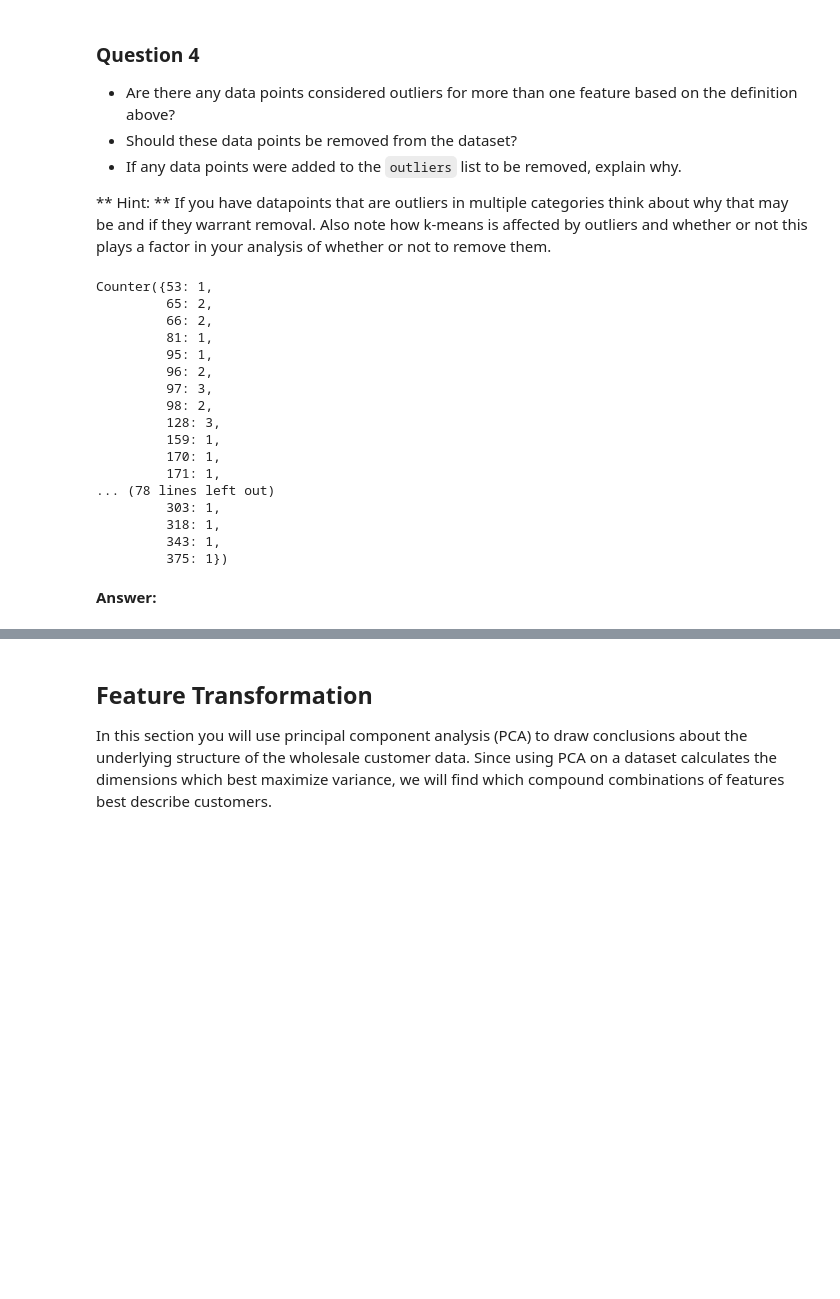
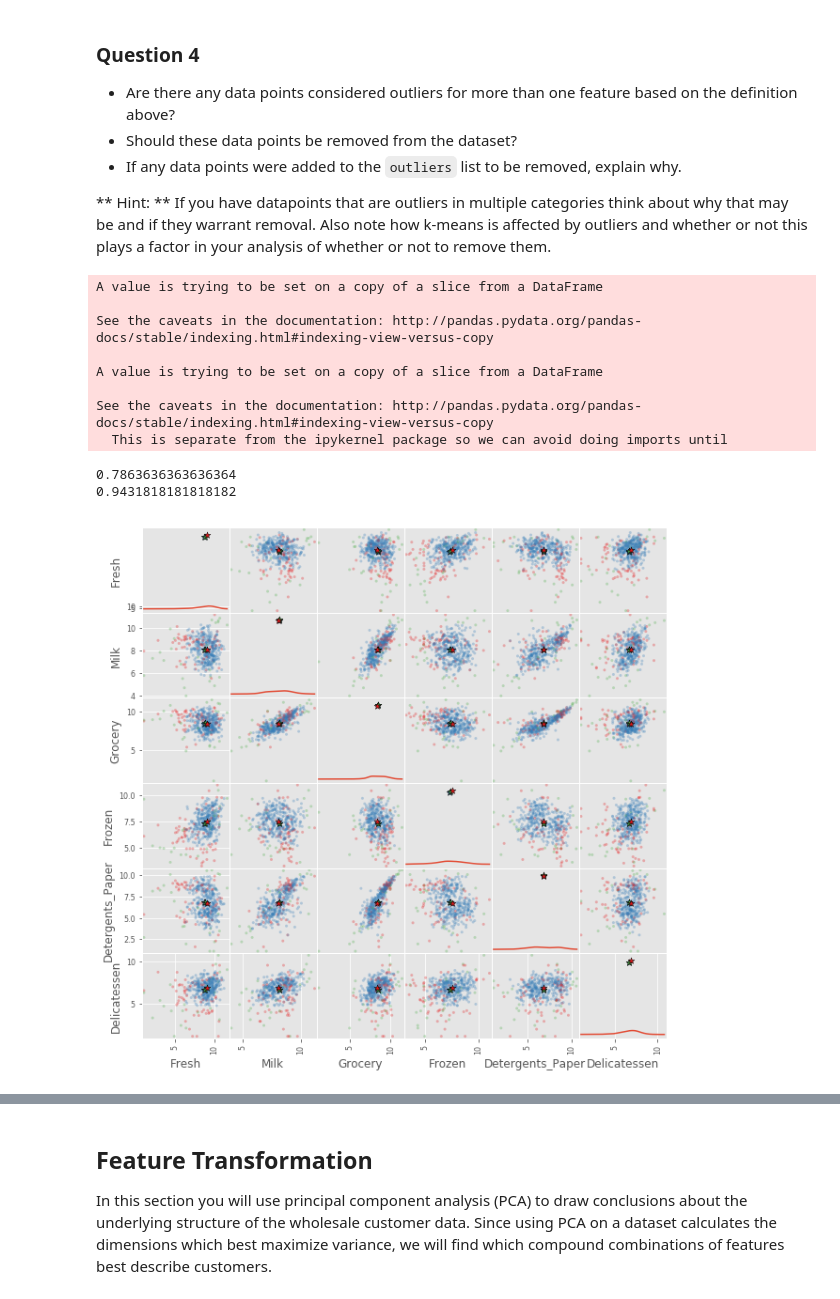
Before and after one commit to corasantos/Udacity-ML-Engineer-Nanodegree, a Jupyter notebook: Unsupervised Learning - Customer Segments/customer_segments.ipynb, the cells around one changed output, grey strips where cells are left out. Saved outputs shown, nothing was run; the diff lists cells and outputs as text; code cells hidden in the pictures; blank space fills up the shorter version.

```diff
--- a/Unsupervised Learning - Customer Segments/customer_segments.ipynb
+++ b/Unsupervised Learning - Customer Segments/customer_segments.ipynb
@@ -418,25 +419,45 @@ good_data = log_data.drop(log_data.index[outliers]).reset_index(drop = True)
 * If any data points were added to the `outliers` list to be removed, explain why.
 
 ** Hint: ** If you have datapoints that are outliers in multiple categories think about why that may be and if they warrant removal. Also note how k-means is affected by outliers and whether or not this plays a factor in your analysis of whether or not to remove them.
-# %%
-Counter(outliers_turkey)
-# %% [output]
-Counter({53: 1,
-         65: 2,
-         66: 2,
-         81: 1,
-         95: 1,
-         96: 2,
-         97: 3,
-         98: 2,
-         128: 3,
-         159: 1,
-         170: 1,
-         171: 1,
-... (78 lines left out)
-         303: 1,
-         318: 1,
-         343: 1,
-         375: 1})
-# %% [markdown]
-**Answer:**
+# %%
+log_data['colors'] = '#377eb8'
+log_data['colors'][outliers_turkey] = '#e41a1c'
+log_data['colors'][outliers] = '#4eae4b'
+
+sm = scatter_matrix(log_data[log_data.columns[0:-1]], alpha = 0.3, figsize = (10,10), diagonal = 'kde', color=log_data['colors'].tolist())
+del log_data['colors']
+
+for i, ax in enumerate(sm.flatten()):
+    ax.scatter(log_data[ax.get_xlabel()].mean(),
+               log_data[ax.get_ylabel()].mean(),
+              marker='*',
+              s=50,
+              c='#377eb8',
+              edgecolors='k')
+    ax.scatter(log_data[ax.get_xlabel()][[x for x in log_data.index if x not in outliers]].mean(),
+               log_data[ax.get_ylabel()][[x for x in log_data.index if x not in outliers]].mean(),
+              marker='*',
+              s=50,
+              c='#4eae4b',
+              edgecolors='k')
+    ax.scatter(log_data[ax.get_xlabel()][[x for x in log_data.index if x not in outliers_turkey]].mean(),
+               log_data[ax.get_ylabel()][[x for x in log_data.index if x not in outliers_turkey]].mean(),
+              marker='*',
+              s=50,
+              c='#e41a1c',
+              edgecolors='k')
+
+print(len([x for x in log_data.index if x not in outliers_turkey])/len(log_data))
+print(len([x for x in log_data.index if x not in outliers])/len(log_data))
+# %% [output]
+A value is trying to be set on a copy of a slice from a DataFrame
+
+See the caveats in the documentation: http://pandas.pydata.org/pandas-docs/stable/indexing.html#indexing-view-versus-copy
+
+A value is trying to be set on a copy of a slice from a DataFrame
+
+See the caveats in the documentation: http://pandas.pydata.org/pandas-docs/stable/indexing.html#indexing-view-versus-copy
+  This is separate from the ipykernel package so we can avoid doing imports until
+0.7863636363636364
+0.9431818181818182
+[figure, added]
```
Also changed, not shown: parts of 37 cells of this notebook, 2 other files.
